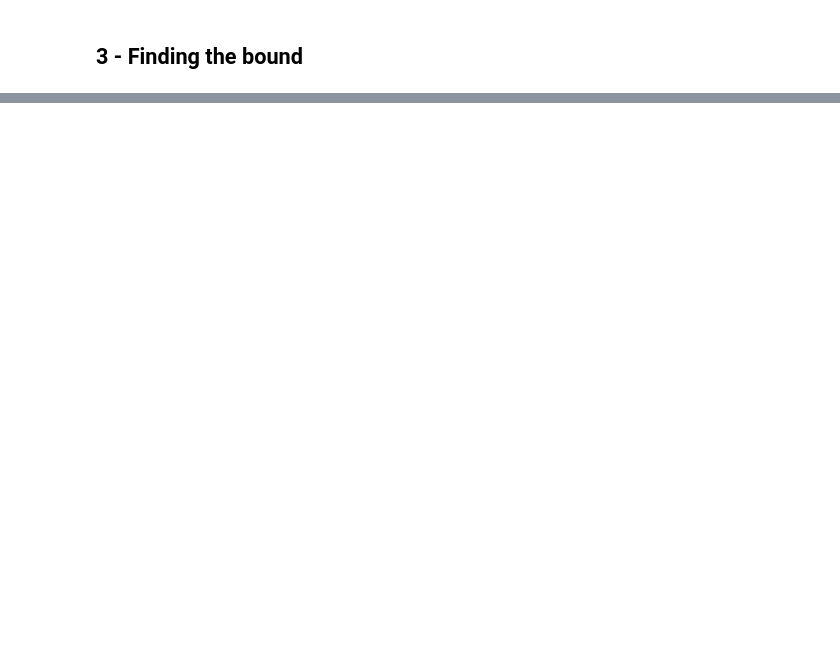
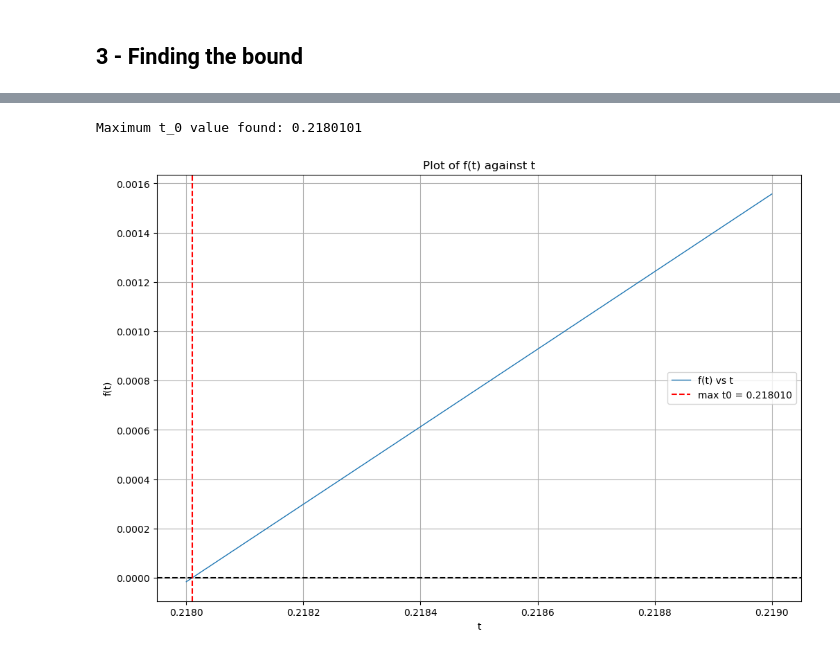
Before and after one commit to chanjuanyin/Nonlinear_Wave_simulations, a Jupyter notebook: Simulation_10/Plot_history.ipynb, the cells around one changed output, grey strips where cells are left out. Saved outputs shown, nothing was run; the diff lists cells and outputs as text; code cells hidden in the pictures; blank space fills up the shorter version.

Commit message:
Mostly changing the Plot_history.ipynb files for the computation of the sufficient bound for existence.

```diff
--- a/Simulation_10/Plot_history.ipynb
+++ b/Simulation_10/Plot_history.ipynb
@@ -179,51 +166,48 @@ $e^{3t_0^2} -e^{t_0^2} <  \Biggl(2 \max\Big(1, \sqrt{\frac{\cosh(\frac{t_0}{\sqr
 import math
 import numpy as np
 
-psi_bound = (2*math.sqrt(2/3)) / (math.cos(2/math.sqrt(3)) + 1)
-print("L_infty bound for psi: ", psi_bound)
-
-nabla_phi_bound = (math.sqrt(2/3)) / (math.cos(2/math.sqrt(3)) + 1)
-print("L_infty bound for nabla phi: ", nabla_phi_bound)
-
-def phi_bound(t):
-    return math.sqrt((math.cosh(t/math.sqrt(6)) - math.cos(2/math.sqrt(3))) / (math.cosh(t/math.sqrt(6)) + math.cos(2/math.sqrt(3))))
+def bounds_func(t):
+    return 1 + t + t * math.sqrt(2) * math.pi
 
 def f(t):
     # t is a float scalar; phi_bound and psi_bound are expected to be defined earlier
-    return math.exp(3*t**2) - math.exp(t**2) - 1.0/(2*max(1,(phi_bound(t) + t*psi_bound + t*nabla_phi_bound))**2)
+    return math.exp(3*t**2) - math.exp(t**2) - 1.0/(2*max(1, bounds_func(t))**2)
 
 def generate_T_vector(start=0.0, stop=0.2, steps=10001):
     """Generate a 1D array of t values from start to stop (inclusive) with 'steps' samples."""
     return np.linspace(start, stop, num=steps)
 
 # --- User-adjustable parameters ---
-start = 0.349
-stop = 0.350
+start = 0.218
+stop = 0.219
 steps = 10001  # e.g. 10001 points gives step size 2e-5 over [0,0.2]
 
 # Build T_vector and evaluate f(t)
 T_vector = generate_T_vector(start, stop, steps)
 i_values = np.array([f(float(t)) for t in T_vector])
 
 # Find t values where f(t) < 0 and pick the maximum t (largest t that still satisfies the inequality)
 valid_mask = i_values < 0
 if not np.any(valid_mask):
     print('No t in the chosen range satisfies f(t) < 0')
     max_t_value = None
 else:
     max_t_value = float(T_vector[valid_mask].max())
     print('Maximum t_0 value found:', max_t_value)
 
 # Plot i_values against T_vector with a marker for the found maximum t0 (if any)
 import matplotlib.pyplot as plt
 plt.figure(figsize=(12,8))
 plt.plot(T_vector, i_values, label='f(t) vs t', lw=1)
 plt.xlabel('t')
 plt.ylabel('f(t)')
 plt.title('Plot of f(t) against t')
 plt.axhline(0, color='k', linestyle='--')
 if max_t_value is not None:
     plt.axvline(max_t_value, color='red', linestyle='--', label=f'max t0 = {max_t_value:.6f}')
 plt.legend()
 plt.grid(True)
 plt.show()
+# %% [output]
+Maximum t_0 value found: 0.2180101
+[figure, added]
```
Also changed, not shown: parts of 9 cells of this notebook, 4 other files.
